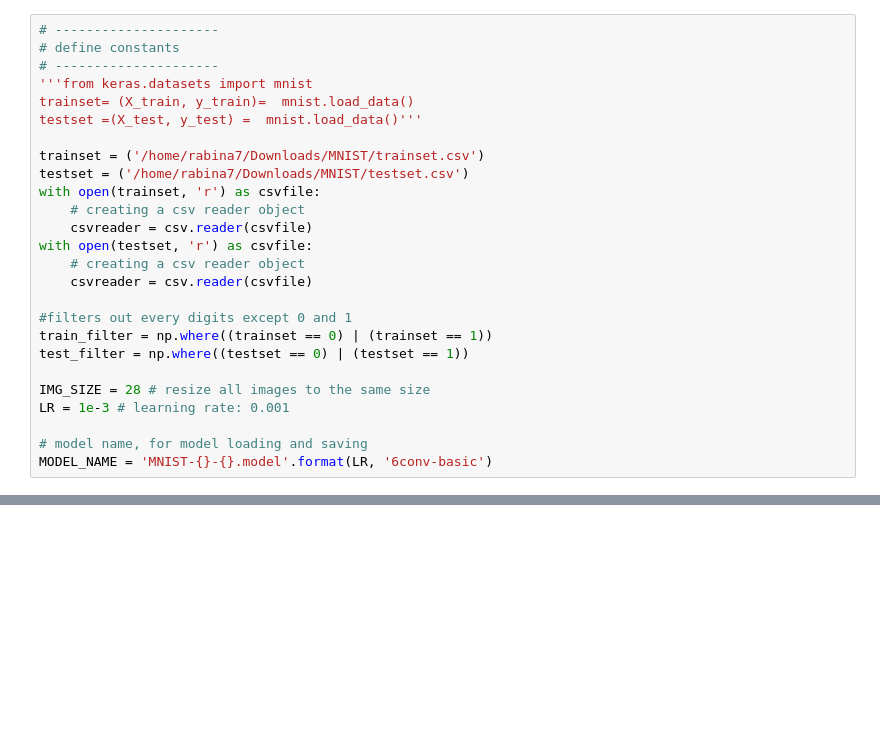
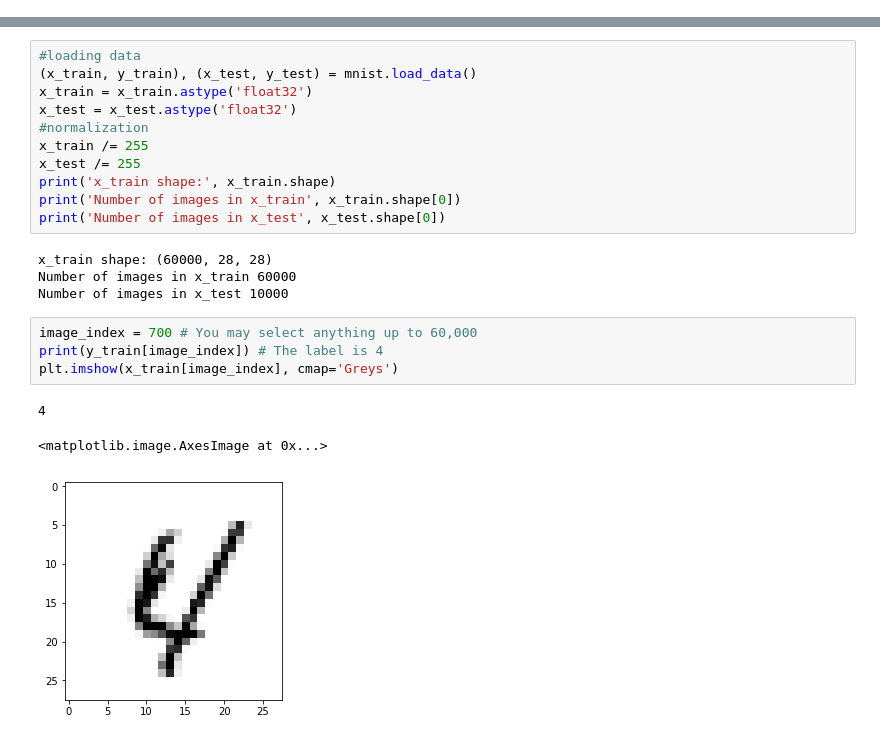
Before and after one commit to rabinaphuyel/REU-2019, a Jupyter notebook: classifier-Rabina Phuyel-MNIST.ipynb, the cells around one changed output, grey strips where cells are left out. Drawn from its saved outputs; the diff is of its cells as text; blank space fills up the shorter version.

```diff
--- a/classifier-Rabina Phuyel-MNIST.ipynb
+++ b/classifier-Rabina Phuyel-MNIST.ipynb
@@ -18,26 +0,0 @@ from sklearn.linear_model import LogisticRegression
-# %%
-# ---------------------
-# define constants
-# ---------------------
-'''from keras.datasets import mnist
-trainset= (X_train, y_train)=  mnist.load_data()
-testset =(X_test, y_test) =  mnist.load_data()'''
-
-trainset = ('/home/rabina7/Downloads/MNIST/trainset.csv')
-testset = ('/home/rabina7/Downloads/MNIST/testset.csv')
-with open(trainset, 'r') as csvfile:
-    # creating a csv reader object
-    csvreader = csv.reader(csvfile)
-with open(testset, 'r') as csvfile:
-    # creating a csv reader object
-    csvreader = csv.reader(csvfile)
-
-#filters out every digits except 0 and 1
-train_filter = np.where((trainset == 0) | (trainset == 1))
-test_filter = np.where((testset == 0) | (testset == 1))
-
-IMG_SIZE = 28 # resize all images to the same size
-LR = 1e-3 # learning rate: 0.001
-
-# model name, for model loading and saving
-MODEL_NAME = 'MNIST-{}-{}.model'.format(LR, '6conv-basic')
@@ -344,0 +32,23 @@ plt.show()
+# %%
+#loading data
+(x_train, y_train), (x_test, y_test) = mnist.load_data()
+x_train = x_train.astype('float32')
+x_test = x_test.astype('float32')
+#normalization
+x_train /= 255
+x_test /= 255
+print('x_train shape:', x_train.shape)
+print('Number of images in x_train', x_train.shape[0])
+print('Number of images in x_test', x_test.shape[0])
+# %% [output]
+x_train shape: (60000, 28, 28)
+Number of images in x_train 60000
+Number of images in x_test 10000
+# %%
+image_index = 700 # You may select anything up to 60,000
+print(y_train[image_index]) # The label is 4
+plt.imshow(x_train[image_index], cmap='Greys')
+# %% [output]
+4
+<matplotlib.image.AxesImage at 0x...>
+[figure, added]
```
Also changed, not shown: parts of 41 cells of this notebook.
